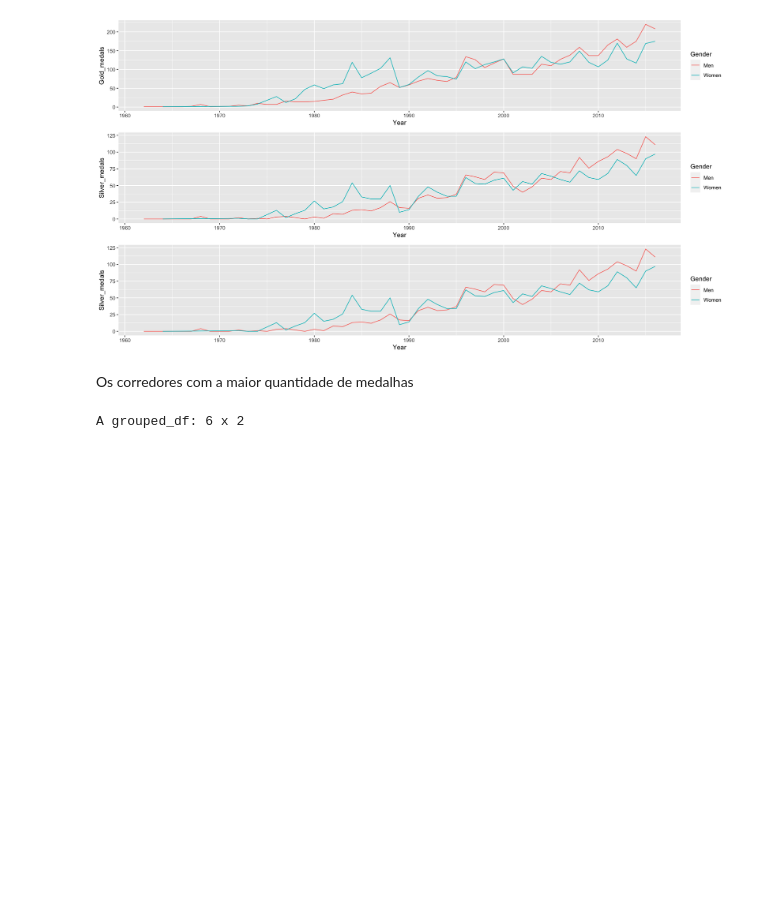
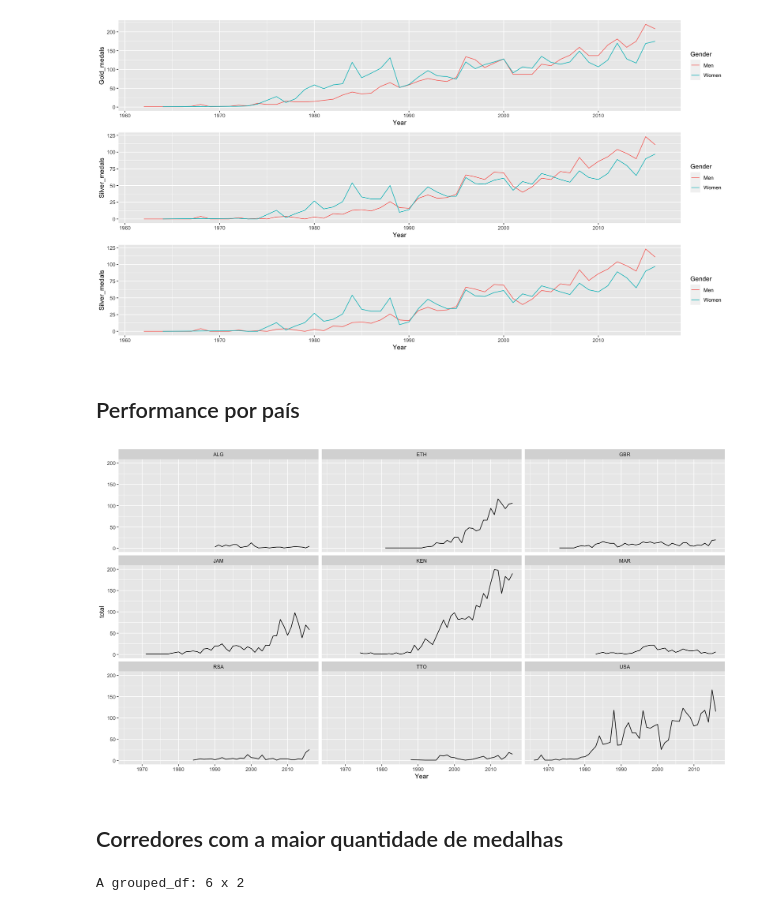
Before and after one commit to TomasLira/Sprint-and-Marathon-analysis, a Jupyter notebook: ExploratoryAnalysisRunners.ipynb, the cells around one changed output. Drawn from its saved outputs; the diff is of its cells as text; code cells hidden in the pictures; blank space fills up the shorter version.

```diff
--- a/ExploratoryAnalysisRunners.ipynb
+++ b/ExploratoryAnalysisRunners.ipynb
@@ -65,3 +65,4 @@ filter(Gender == "Men")
 
 runners_men$Year <- year(runners_men$Date)
 runners_women$Year <- year(runners_women$Date)
+runners_data$Year <- year(runners_data$Date)
@@ -120,3 +137,12 @@ bronze_medal_plot <- ggplot(data = combined_data_performance_runners, mapping =
 grid.arrange(gold_medal_plot,silver_medal_plot,bronze_medal_plot)
 # %% [output]
 [figure]
+# %% [markdown]
+## Performance por país
+# %%
+performance_country <- runners_men |>
+filter(Place == 1 | Place == 2 | Place == 3) |>
+count(Country,sort = TRUE)
+
+performance_country_filtered <- head(performance_country$Country,9)
+performance_country_filtered <- as.list(performance_country_filtered)
@@ -123,5 +153,18 @@ grid.arrange(gold_medal_plot,silver_medal_plot,bronze_medal_plot)
+# %%
+countries_performance_per_year <- runners_data |>
+group_by(Country,Year) |>
+filter(Place == 1 | Place == 2 | Place == 3, Year <= 2016) |>
+count(Country,sort =  TRUE) |>
+rename(total = n)
+
+top_countries_performance_per_year <- countries_performance_per_year |> filter(Country %in% performance_country_filtered)
+# %%
+ggplot(data = top_countries_performance_per_year, mapping = aes(x = Year, y = total)) + geom_line(mapping = aes(group = Country)) +
+facet_wrap(~Country, ncol = 3)
+# %% [output]
+[figure, added]
 # %% [markdown]
-Os corredores com a maior quantidade de medalhas
+## Corredores com a maior quantidade de medalhas
 # %%
 most_medals_men <- runners_men |>
 group_by(Name) |>
```
Also changed, not shown: parts of 9 cells of this notebook.
